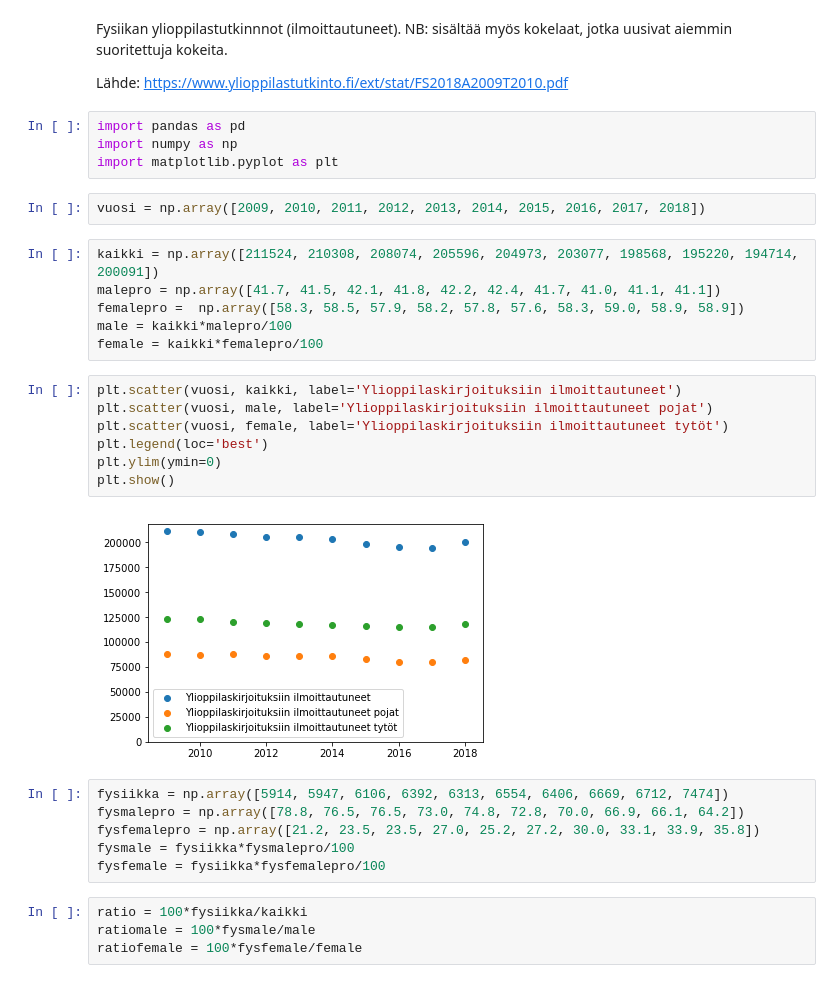
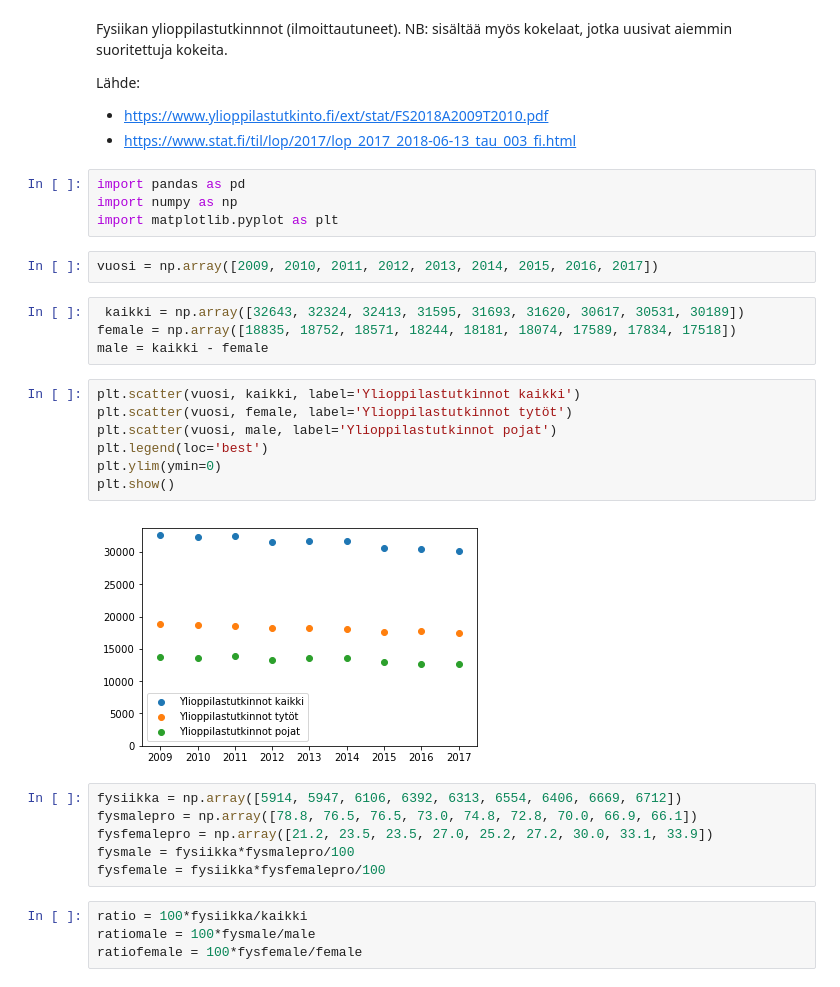
Before and after one commit to katilp/example-notebooks, a Jupyter notebook: Fysiikka-yo.ipynb, the cells around one changed output. Cells and saved outputs as stored; diff of their text form.

```diff
--- a/Fysiikka-yo.ipynb
+++ b/Fysiikka-yo.ipynb
@@ -1,32 +1,32 @@
 # %% [markdown]
 Fysiikan ylioppilastutkinnnot (ilmoittautuneet). NB: sisältää myös kokelaat, jotka uusivat aiemmin suoritettuja kokeita.
 
-Lähde: https://www.ylioppilastutkinto.fi/ext/stat/FS2018A2009T2010.pdf
+Lähde:
+- https://www.ylioppilastutkinto.fi/ext/stat/FS2018A2009T2010.pdf
+- https://www.stat.fi/til/lop/2017/lop_2017_2018-06-13_tau_003_fi.html
 # %%
 import pandas as pd
 import numpy as np
 import matplotlib.pyplot as plt
 # %%
-vuosi = np.array([2009, 2010, 2011, 2012, 2013, 2014, 2015, 2016, 2017, 2018])
+vuosi = np.array([2009, 2010, 2011, 2012, 2013, 2014, 2015, 2016, 2017])
-# %%
-kaikki = np.array([211524, 210308, 208074, 205596, 204973, 203077, 198568, 195220, 194714, 200091])
-malepro = np.array([41.7, 41.5, 42.1, 41.8, 42.2, 42.4, 41.7, 41.0, 41.1, 41.1])
-femalepro =  np.array([58.3, 58.5, 57.9, 58.2, 57.8, 57.6, 58.3, 59.0, 58.9, 58.9])
-male = kaikki*malepro/100
-female = kaikki*femalepro/100
+# %%
+ kaikki = np.array([32643, 32324, 32413, 31595, 31693, 31620, 30617, 30531, 30189])
+female = np.array([18835, 18752, 18571, 18244, 18181, 18074, 17589, 17834, 17518])
+male = kaikki - female
 # %%
-plt.scatter(vuosi, kaikki, label='Ylioppilaskirjoituksiin ilmoittautuneet')
-plt.scatter(vuosi, male, label='Ylioppilaskirjoituksiin ilmoittautuneet pojat')
-plt.scatter(vuosi, female, label='Ylioppilaskirjoituksiin ilmoittautuneet tytöt')
+plt.scatter(vuosi, kaikki, label='Ylioppilastutkinnot kaikki')
+plt.scatter(vuosi, female, label='Ylioppilastutkinnot tytöt')
+plt.scatter(vuosi, male, label='Ylioppilastutkinnot pojat')
 plt.legend(loc='best')
 plt.ylim(ymin=0)
 plt.show()
 # %% [output]
-[figure, old version]
+[figure, new version]
 # %%
-fysiikka = np.array([5914, 5947, 6106, 6392, 6313, 6554, 6406, 6669, 6712, 7474])
-fysmalepro = np.array([78.8, 76.5, 76.5, 73.0, 74.8, 72.8, 70.0, 66.9, 66.1, 64.2])
-fysfemalepro = np.array([21.2, 23.5, 23.5, 27.0, 25.2, 27.2, 30.0, 33.1, 33.9, 35.8])
+fysiikka = np.array([5914, 5947, 6106, 6392, 6313, 6554, 6406, 6669, 6712])
+fysmalepro = np.array([78.8, 76.5, 76.5, 73.0, 74.8, 72.8, 70.0, 66.9, 66.1])
+fysfemalepro = np.array([21.2, 23.5, 23.5, 27.0, 25.2, 27.2, 30.0, 33.1, 33.9])
 fysmale = fysiikka*fysmalepro/100
 fysfemale = fysiikka*fysfemalepro/100
 # %%
```
Also changed, not shown: parts of 2 cells of this notebook.
